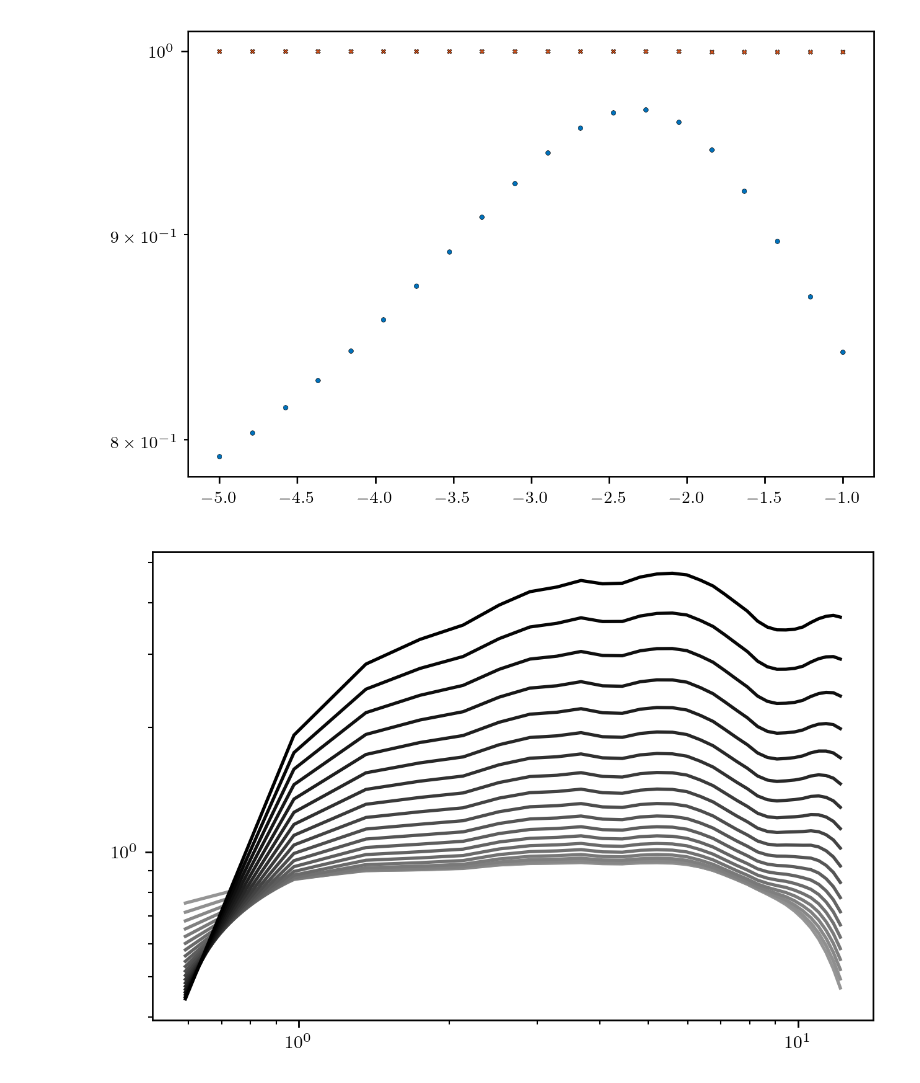
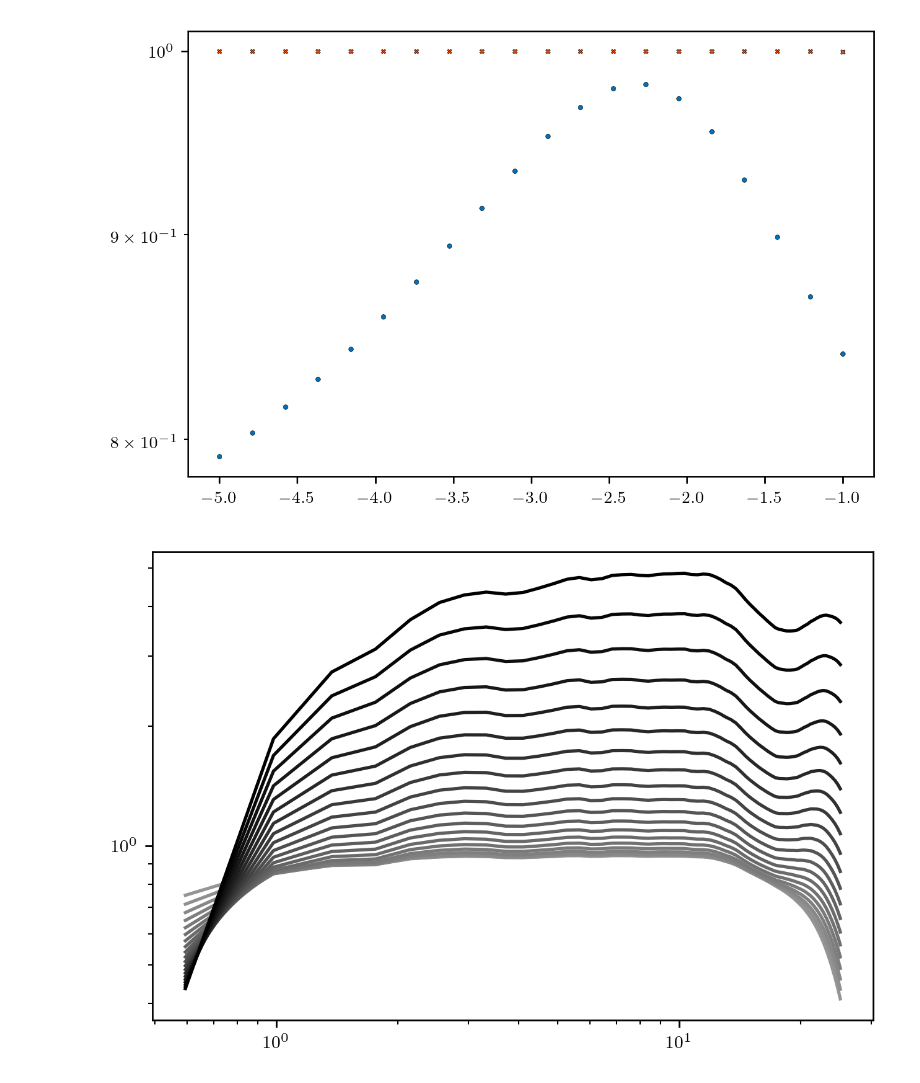
Before and after one commit to mab68/Kea, a Jupyter notebook: example_notebooks/parsevals/arevalo.ipynb, the cells around one changed output. Drawn from its saved outputs; the diff is of its cells as text; code cells hidden in the pictures.

```diff
--- a/example_notebooks/parsevals/arevalo.ipynb
+++ b/example_notebooks/parsevals/arevalo.ipynb
@@ -16,7 +16,7 @@ import matplotlib.pyplot as plt
 import numpy as np
 
 D = 2
-N = 64
+N = 128
 L = 5.*np.pi
 grid_dims = [N for _ in range(D)]
 phys_dims = [L for _ in range(D)]
@@ -39,7 +39,7 @@ for f in fields:
 specs = []
 Pspecs = []
 for i, f in enumerate(fields):
-    kD, fekD = per_spectra.modal_spectrum(f, lenn=phys_dims)
+    kD, fekD = per_spectra.modal_spectrum(f, phys_dims=phys_dims)
     _km, _fekm, width = statistics_base.bin_data(spectra_base.wavenumber_mesh(kD), fekD,
             bin_func=np.nanmean, min_bin=dk, max_bin=None,
             ignore_nan=False, norm_bin_size=False, bin_loc='center',
@@ -60,16 +60,19 @@ for i, f in enumerate(fields):
 plt.yscale('log')
 #plt.ylim((9e-1, 1.1e0))
 # %% [output]
-[figure, old version]
+[figure, new version]
 # %%
 cols = plt.cm.Greys(np.linspace(0.5, 1., NUM))
 # %%
+bias = []
+
 for i in range(len(specs)):
     pk, pfek = Pspecs[i]
     ak, afek = specs[i]
     plt.loglog(ak, afek / pfek, color=cols[i])
+    bias.append((ak, afek/pfek))
 # %% [output]
-[figure, old version]
+[figure, new version]
 # %%
 from scipy.special import gamma
 aa = -alphas
```
Also changed, not shown: parts of 6 cells of this notebook, 12 other files.
